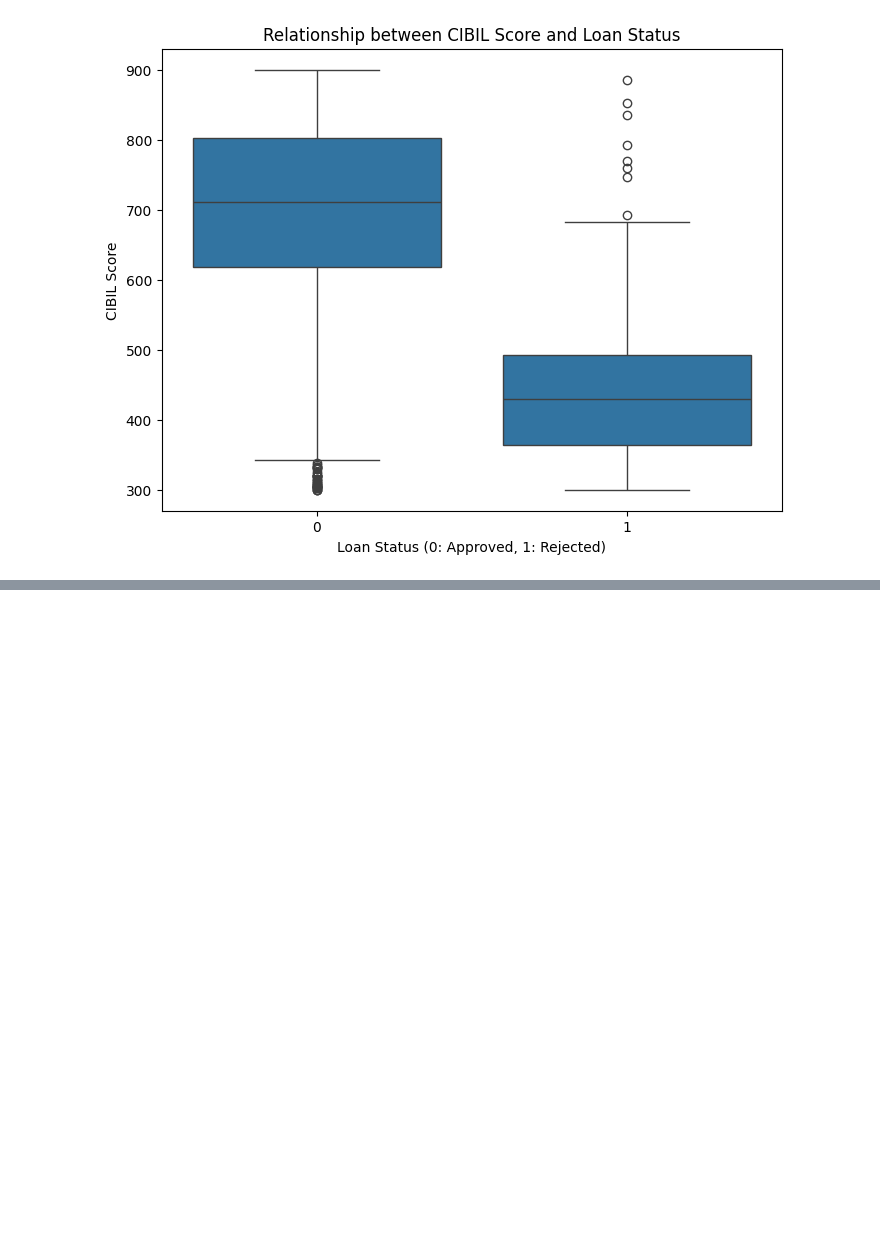
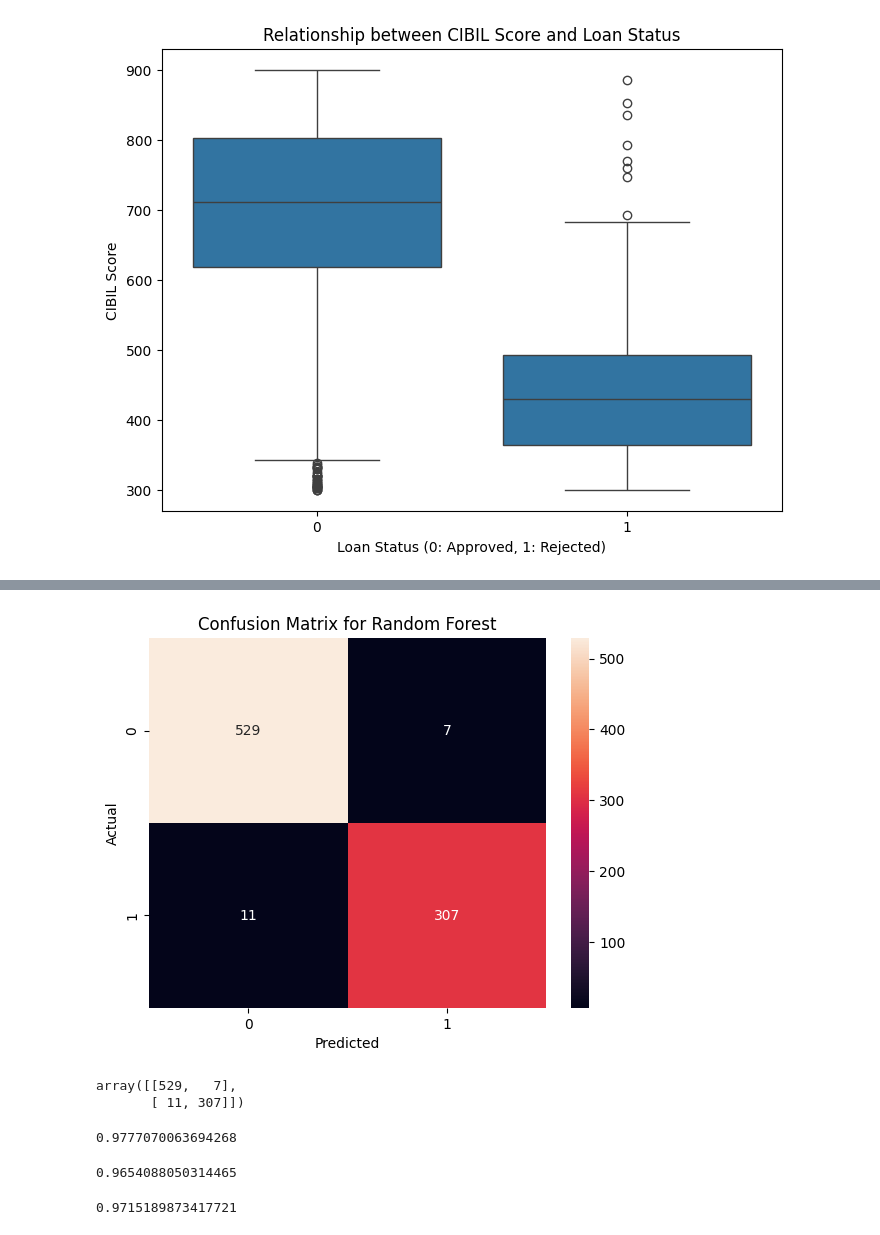
Before and after one commit to varshamqa/AIML_Practice_Repo_VSC1, a Jupyter notebook: ML_Project1.ipynb, the cells around one changed output, grey strips where cells are left out. Drawn from its saved outputs; the diff is of its cells as text; code cells hidden in the pictures; blank space fills up the shorter version.

```diff
--- a/ML_Project1.ipynb
+++ b/ML_Project1.ipynb
@@ -240,0 +291,25 @@ recall_score(y_test, prediction)
+# %%
+sns.heatmap(confusion_matrix(y_test, rf_model.predict(x_test)), annot=True, fmt='d')
+plt.title('Confusion Matrix for Random Forest')
+plt.xlabel('Predicted')
+plt.ylabel('Actual')
+plt.show()
+# %% [output]
+[figure, added]
+# %%
+confusion_matrix(y_test, rf_model.predict(x_test))
+# %% [output]
+array([[529,   7],
+       [ 11, 307]])
+# %%
+precision_score(y_test, rf_model.predict(x_test))
+# %% [output]
+0.9777070063694268
+# %%
+recall_score(y_test, rf_model.predict(x_test))
+# %% [output]
+0.9654088050314465
+# %%
+f1_score(y_test, rf_model.predict(x_test))
+# %% [output]
+0.9715189873417721
```
Also changed, not shown: parts of 48 cells of this notebook.
